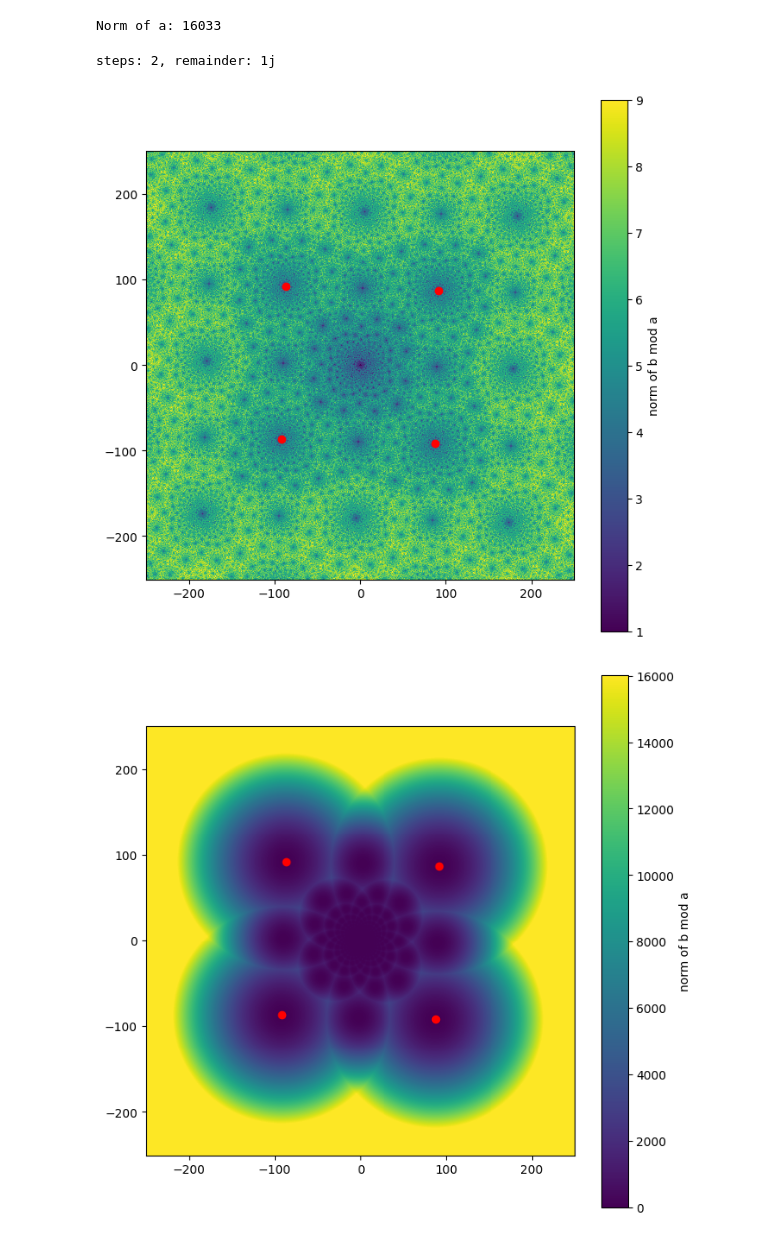
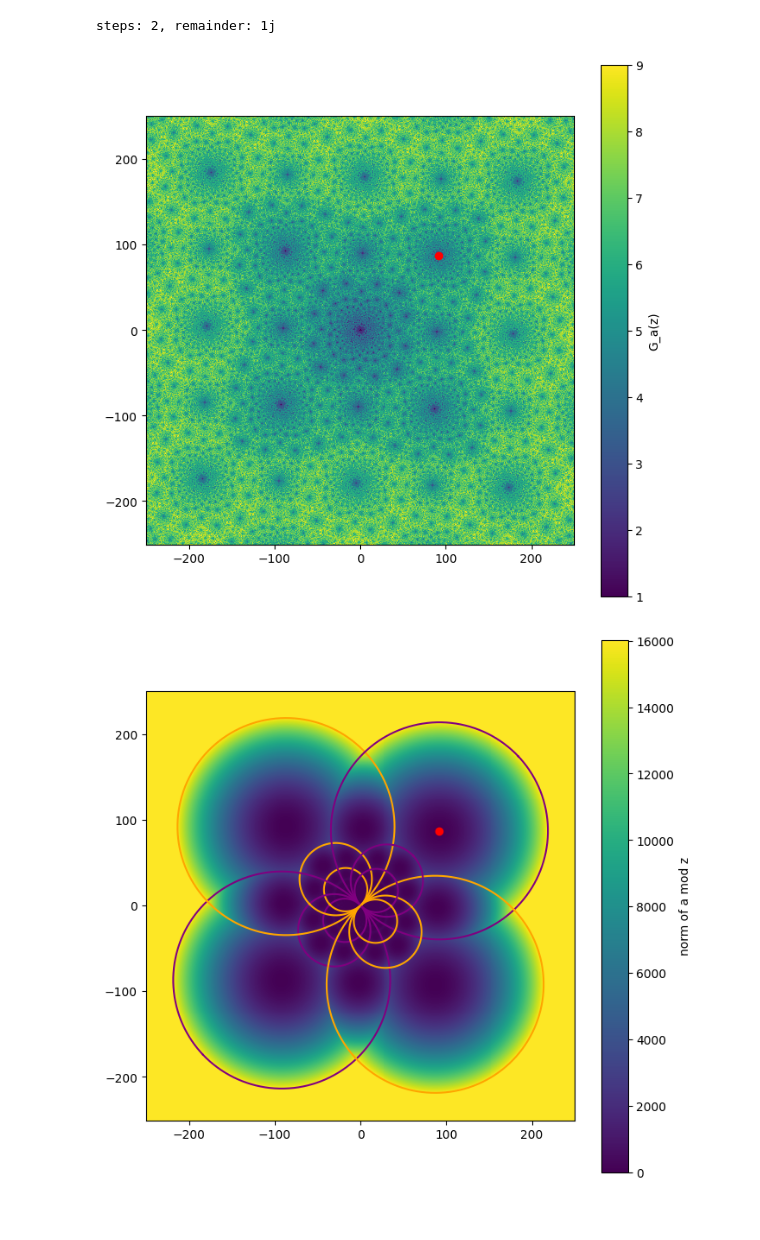
Before and after one commit to alextcup/MATH-3030-Project1, a Jupyter notebook: code/gaussian_integer_residues.ipynb, the cells around one changed output. Cells and saved outputs as stored; diff of their text form; code cells hidden in the pictures.

```diff
--- a/code/gaussian_integer_residues.ipynb
+++ b/code/gaussian_integer_residues.ipynb
@@ -70,20 +80,17 @@ dividends = [gg.GG(x, y) for x in range(-grid_size, grid_size) for y in range(-g
 # %%
 steps = []
 quots = []
-phis = []
-print(f"Norm of a: {gg.norm(a)}")
+circs_re = []
+circs_im = []
 for b in dividends:
   if gg.norm(b) == 0:
     steps.append(1)
-    phis.append(0)
     quots.append(0)
     continue
   g, s, q = gauss_gcd(a, b)
   steps.append(s)
-  phis.append(euler_phi(b))
   quots.append(gg.norm(q))
-# %% [output]
-Norm of a: 16033
 # %%
-assocs = [a, -a, a * gg.GG(0,1), a * gg.GG(0,-1)]
+# assocs = [a, -a, a * gg.GG(0,1), a * gg.GG(0,-1)]
+assocs = [a]
 # %%
@@ -113,11 +125,13 @@ cf = ax.pcolormesh(X, Y, Z, cmap='viridis', shading='nearest')
 
 for assoc in assocs:
     ax.scatter(gg.real(assoc), gg.imag(assoc), color='red', zorder=5)
+    # pts = circ(fine, assoc, np.sqrt(gg.norm(assoc)))
+    # plt.plot(pts[:,0], pts[:,1], color='orange')
 
 ax.set_aspect('equal')
 cbar = plt.colorbar(cf)
-cbar.set_label("norm of b mod a")
+cbar.set_label("G_a(z)")
 
 plt.show()
 # %% [output]
-[figure, old version]
+[figure, new version]
@@ -123,0 +141,31 @@ plt.show()
+# %%
+def circ_lines(k=0):
+    K = k + 0.5
+    c, d = gg.real(a), gg.imag(a)
+    # re_x1 = (K1*c+d*t)/(K1**2+t**2)
+    # re_y1 = (K1*d-c*t)/(K1**2+t**2)
+    # re_x2 = (K2*c+d*t)/(K2**2+t**2)
+    # re_y2 = (K2*d-c*t)/(K2**2+t**2)
+
+    t = np.linspace(0, 2*np.pi, 1000)
+
+    re_x = (c*(1+np.cos(t))-d*np.sin(t)) / (2*K)
+    re_y = (c*np.sin(t)+d*(1+np.cos(t))) / (2*K)
+
+    plt.plot(re_x, re_y, color='purple')
+
+    im_x = (c*(np.cos(t))-d*(-1+np.sin(t))) / (2*K)
+    im_y = (c*(-1+np.sin(t))+d*(np.cos(t))) / (2*K)
+
+    plt.plot(im_x, im_y, color='orange')
+
+    # im_x = (t*c+d*K)/(K**2+t**2)
+    # im_y = (t*d-c*K)/(K**2+t**2)
+
+    # x = np.concat([re_x, im_x], axis=0)
+    # y = np.concat([re_y, im_y], axis=0)
+
+    # x = im_x
+    # y = im_y
+
+    # return np.stack([x, y],axis=1)
@@ -124,20 +176,27 @@ plt.show()
 # %%
 fig, ax = plt.subplots(figsize=(8, 8))
 
 x, y = range(-grid_size, grid_size), range(-grid_size, grid_size)
 X, Y = np.meshgrid(x, y, indexing='ij')
 
 Z = np.array(quots).reshape(len(x), len(y))
 
 cf = ax.pcolormesh(X, Y, Z, cmap='viridis', shading='nearest')
 
 for assoc in assocs:
     ax.scatter(gg.real(assoc), gg.imag(assoc), color='red', zorder=5)
+    # pts = circ(fine, assoc, np.sqrt(gg.norm(assoc)))
+    # plt.plot(pts[:,0], pts[:,1], color='orange')
+
+# plt.plot(pts[:,0],pts[:,1],color='orange')
+
+for k in range(-3,3,1):
+    circ_lines(k)
 
 ax.set_aspect('equal')
 cbar = plt.colorbar(cf)
-cbar.set_label("norm of b mod a")
+cbar.set_label("norm of a mod z")
 
 plt.show()
 # %% [output]
-[figure, old version]
+[figure, new version]
```
Also changed, not shown: parts of 6 cells of this notebook, 1 other file.
